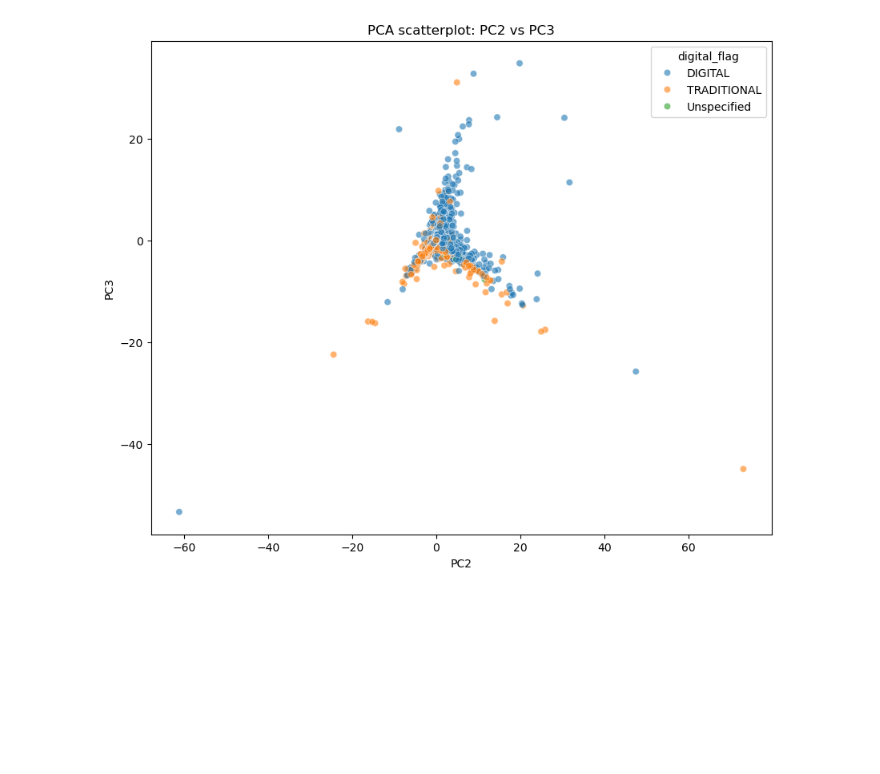
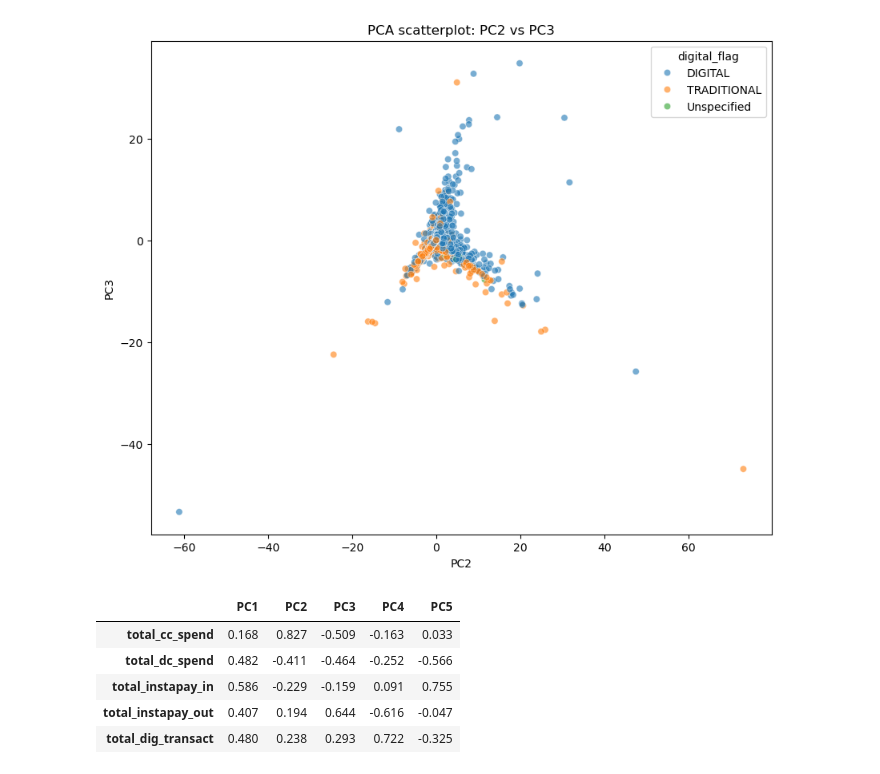
Before and after one commit to drksz/bank-customer-segmentation, a Jupyter notebook: EDA.ipynb, the cells around one changed output. Drawn from its saved outputs; the diff is of its cells as text; code cells hidden in the pictures; blank space fills up the shorter version.

```diff
--- a/EDA.ipynb
+++ b/EDA.ipynb
@@ -486 +491,10 @@ plt.show()
+# %%
+loadings.head()
+# %% [output]
+|  | PC1 | PC2 | PC3 | PC4 | PC5 |
+| total_cc_spend | 0.168 | 0.827 | -0.509 | -0.163 | 0.033 |
+| total_dc_spend | 0.482 | -0.411 | -0.464 | -0.252 | -0.566 |
+| total_instapay_in | 0.586 | -0.229 | -0.159 | 0.091 | 0.755 |
+| total_instapay_out | 0.407 | 0.194 | 0.644 | -0.616 | -0.047 |
+| total_dig_transact | 0.480 | 0.238 | 0.293 | 0.722 | -0.325 |
 # %%
```
Also changed, not shown: parts of 3 cells of this notebook.
